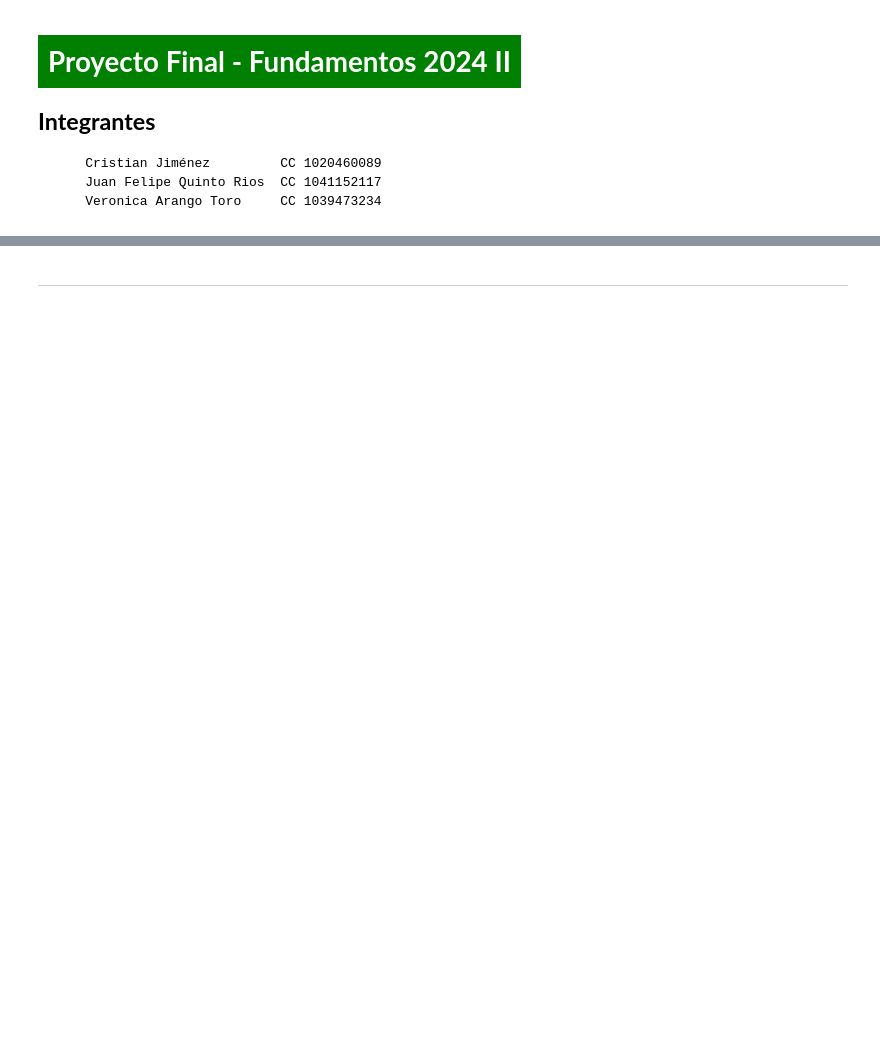
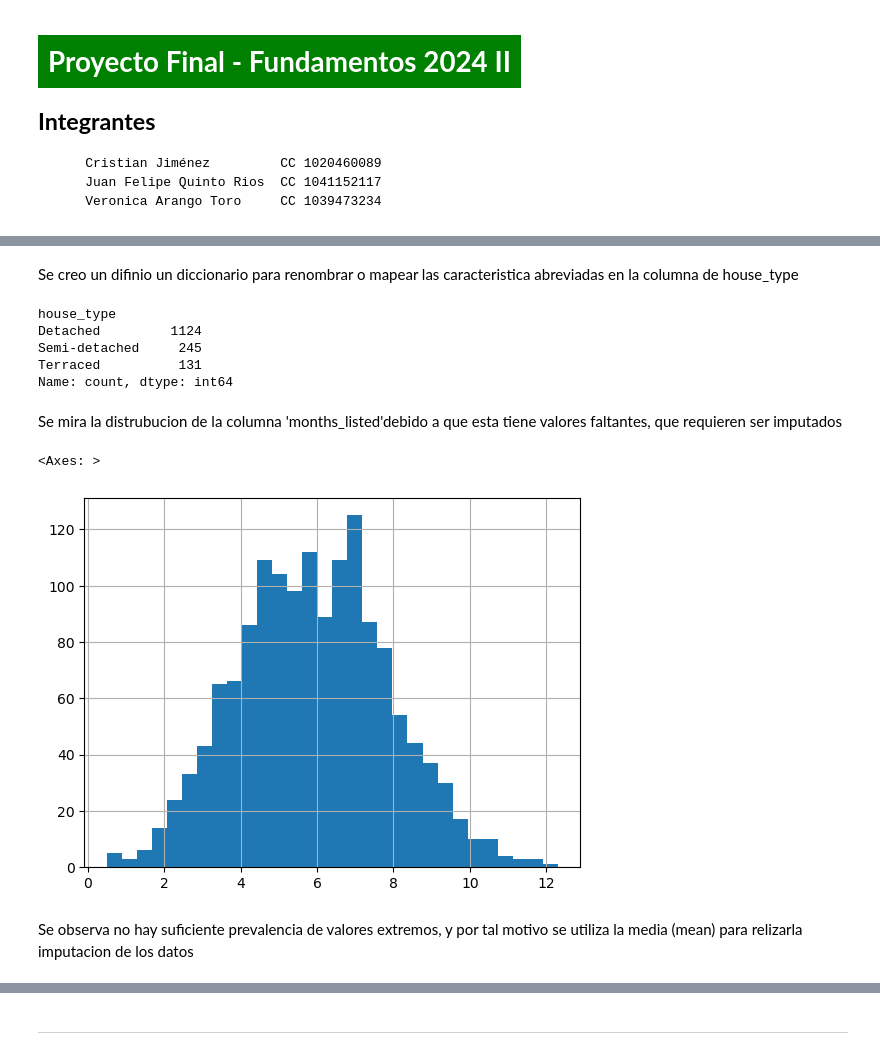
Before and after one commit to QuintoFelipe/Curso_Fundamentos, a Jupyter notebook: Trabajo final/Trabajo_final.ipynb, the cells around one changed output, grey strips where cells are left out. Drawn from its saved outputs; the diff is of its cells as text; code cells hidden in the pictures; blank space fills up the shorter version.

```diff
--- a/Trabajo final/Trabajo_final.ipynb
+++ b/Trabajo final/Trabajo_final.ipynb
@@ -63,0 +72,3 @@ missing_city
+# %%
+df_house_sales['sale_date'] = pd.to_datetime(df_house_sales['sale_date'], format='%Y-%m-%d')
+df_house_sales.info()
@@ -63,0 +93,6 @@ missing_city
+# %%
+df_house_sales['area'] = df_house_sales['area'].str.replace(' sq.m.', '').astype(float)
+mean_area = df_house_sales['area'].mean().round(1)
+df_house_sales['area'].fillna(mean_area, inplace=True)
+df_house_sales['area'] = df_house_sales['area'].round(1)
+df_house_sales.info()
@@ -63,0 +132,7 @@ missing_city
+# %%
+# Replace '--' with 'Unknown' in the 'city' column
+df_house_sales['city'].replace('--', 'Unknown', inplace=True)
+
+# Get discrete values in the 'city' column
+discrete_values = df_house_sales['city'].value_counts()
+print(discrete_values)
@@ -63,0 +147,38 @@ missing_city
+# %% [markdown]
+Se creo un difinio un diccionario para renombrar o mapear las caracteristica abreviadas en la columna de house_type
+# %%
+# Define a mapping dictionary to unify the house types
+mapping = {
+    'Detached': 'Detached',
+    'Det.': 'Detached',
+    'Semi-detached': 'Semi-detached',
+    'Semi': 'Semi-detached',
+    'Terraced': 'Terraced',
+    'Terr.': 'Terraced'
+}
+
+#Detached : No comparte paredes con otra casa
+#Semi-detached : Comparte al menos un muro con otra casa
+#Terraced : Que se encuentra entre casas
+
+
+# Apply the mapping to the house_type column
+df_house_sales['house_type'] = df_house_sales['house_type'].map(mapping)
+
+# Check the result
+df_house_sales['house_type'].value_counts()
+# %% [output]
+house_type
+Detached         1124
+Semi-detached     245
+Terraced          131
+Name: count, dtype: int64
+# %% [markdown]
+Se mira la distrubucion de la columna 'months_listed'debido a que esta tiene valores faltantes, que requieren ser imputados
+# %%
+df_house_sales['months_listed'].hist(bins=30)
+# %% [output]
+<Axes: >
+[figure, added]
+# %% [markdown]
+Se observa no hay suficiente prevalencia de valores extremos, y por tal motivo se utiliza la media (mean) para relizarla imputacion de los datos
```
Also changed, not shown: parts of 83 cells of this notebook.
